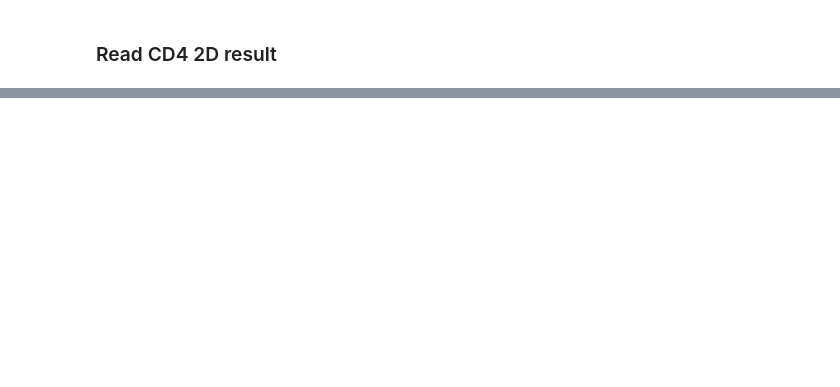
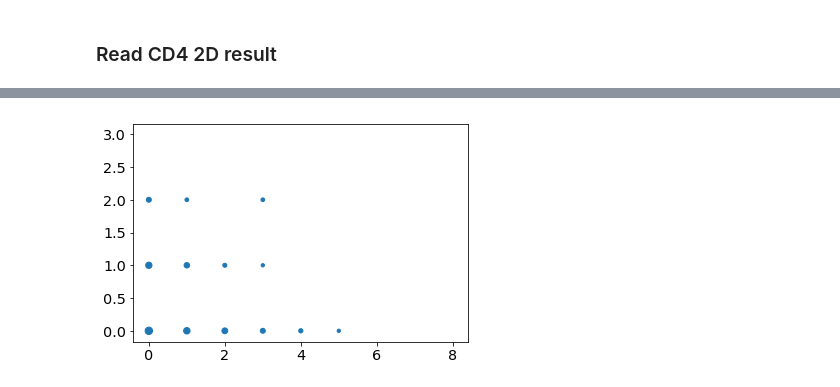
Before and after one commit to yelabucsf/scrna-parameter-estimation, a Jupyter notebook: examples/interferon_stimulation/interferon_cd4_2d_analysis_notebook.ipynb, the cells around one changed output, grey strips where cells are left out. Saved outputs shown, nothing was run; the diff lists cells and outputs as text; code cells hidden in the pictures; blank space fills up the shorter version.

```diff
--- a/examples/interferon_stimulation/interferon_cd4_2d_analysis_notebook.ipynb
+++ b/examples/interferon_stimulation/interferon_cd4_2d_analysis_notebook.ipynb
@@ -397,0 +456,4 @@ plot_diff_corr(dc_result, corr_ci, moment_dict_1d, 'CD4 T cells', 'STAT3', 'IFI6
+# %%
+plot_2d_discrete(ko_data)
+# %% [output]
+[figure, added]
```
Also changed, not shown: parts of 86 cells of this notebook, 8 other files.
